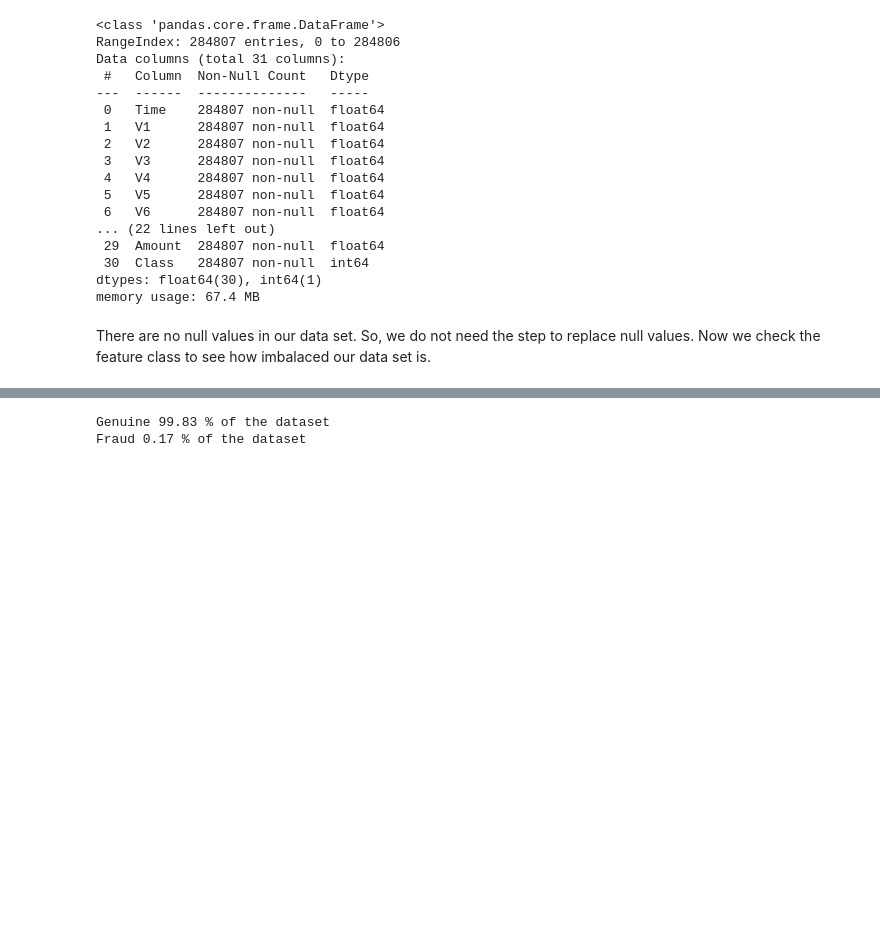
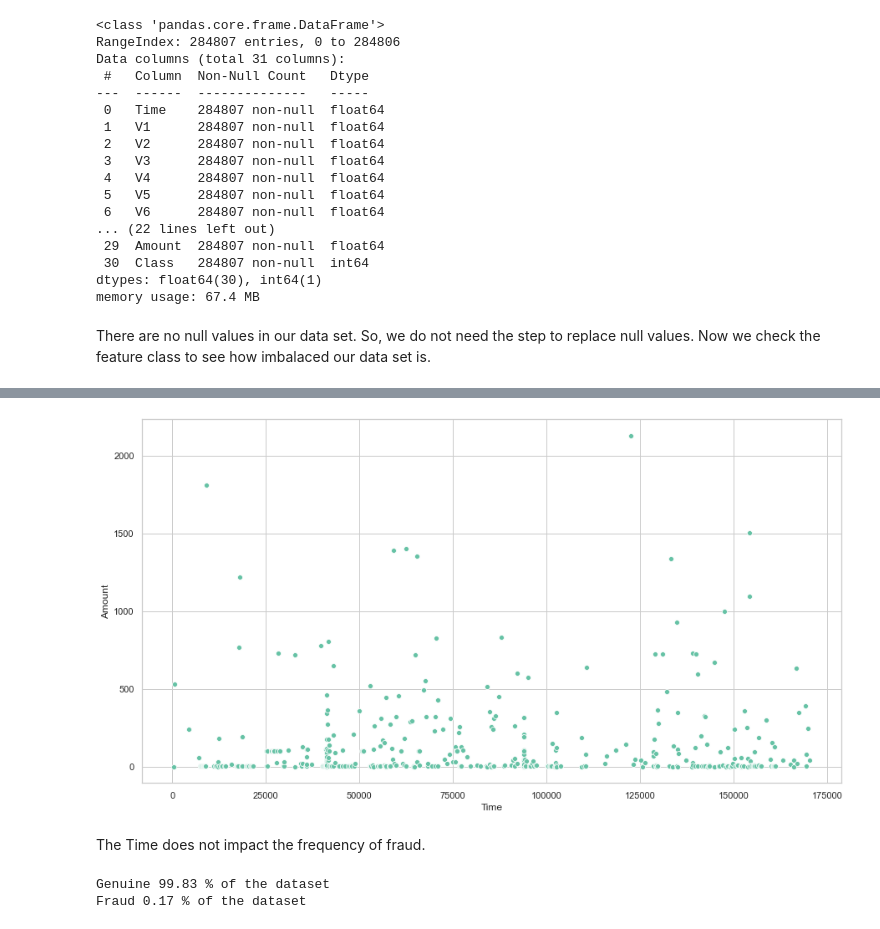
Before and after one commit to Krishnamurtyp/Credit_Card_Fraud_Detection_v1.0, a Jupyter notebook: Credit_Card_Fraud_Detection.ipynb, the cells around one changed output, grey strips where cells are left out. Drawn from its saved outputs; the diff is of its cells as text; code cells hidden in the pictures; blank space fills up the shorter version.

```diff
--- a/Credit_Card_Fraud_Detection.ipynb
+++ b/Credit_Card_Fraud_Detection.ipynb
@@ -102,3 +129,12 @@ memory usage: 67.4 MB
+# %%
+df_fraud = df[df['Class']==1]
+plt.figure(figsize=(15,8))
+sns.scatterplot(x=df_fraud['Time'], y=df_fraud['Amount'], data=df_fraud)
+plt.show()
+# %% [output]
+[figure, added]
+# %% [markdown]
+<p>The Time does not impact the frequency of fraud.</p>
 # %%
 print('Genuine', round(df['Class'].value_counts()[0]/len(df)*100,2),'% of the dataset')
 print('Fraud',round(df['Class'].value_counts()[1]/len(df)*100,2),'% of the dataset')
```
Also changed, not shown: parts of 36 cells of this notebook.
